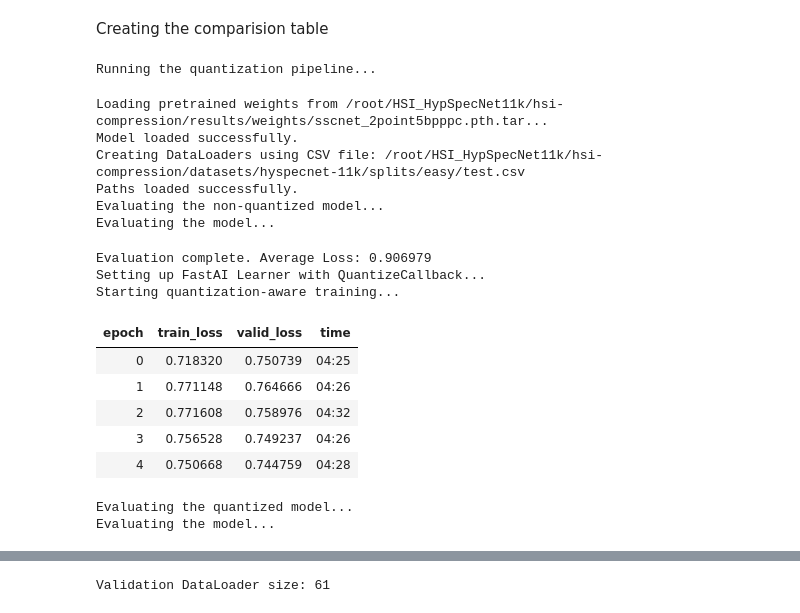
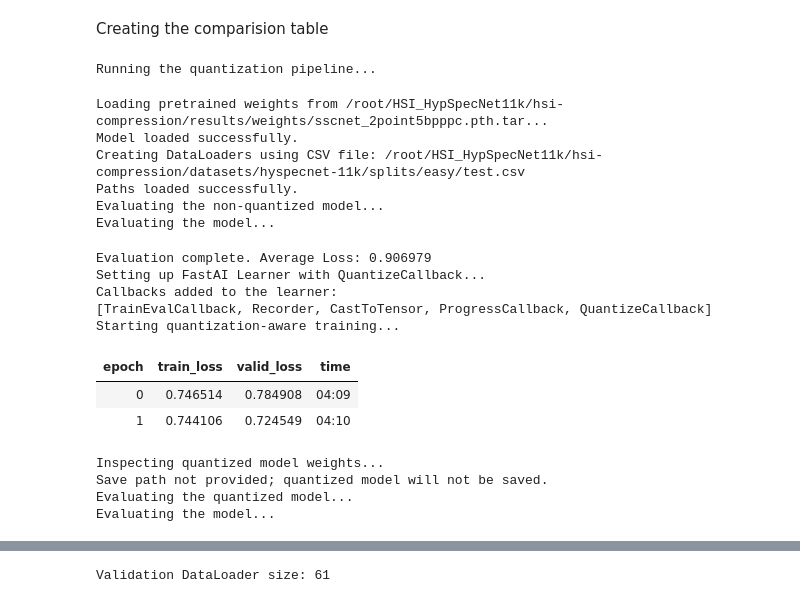
Before and after one commit to ninjalabo/hsicomp, a Jupyter notebook: nbs/HySpecNet11k_SSCNet_Compression.ipynb, the cells around one changed output, grey strips where cells are left out. Saved outputs shown, nothing was run; the diff lists cells and outputs as text; code cells hidden in the pictures.

```diff
--- a/nbs/HySpecNet11k_SSCNet_Compression.ipynb
+++ b/nbs/HySpecNet11k_SSCNet_Compression.ipynb
@@ -277,7 +289,7 @@ quantized_weights_path = "/root/HSI_HypSpecNet11k/hsi-compression/compressed_mod
 # Initialize the model
 model = SpectralSignalsCompressorNetwork()
 # %%
-#|eval:false
+#| eval: false
 # Step 1: Initialize and start the quantization pipeline
 print("Running the quantization pipeline...")
 
@@ -291,43 +303,49 @@ with tqdm(total=100, desc="Quantization Pipeline Progress", leave=True) as pbar:
             csv_file_path=csv_file_path,
             backend="x86",
             batch_size=4,
-            epochs=5,
+            epochs=2,
             lr=1e-3,
         )
 
         # Update progress bar to reflect pipeline progress (e.g., 70% complete after pipeline)
         pbar.update(70)
 
         # Step 2: Print the metrics
         # Clear GPU memory to prevent memory leaks
         torch.cuda.empty_cache()
         print("\nPipeline completed. Metrics:")
         print(f"Non-Quantized Model Metrics: Loss = {non_quantized_metrics['loss']:.6f}")
         print(f"Quantized Model Metrics: Loss = {quantized_metrics['loss']:.6f}")
 
+        # Inspect quantized model weights
+        print("\nInspecting quantized model weights...")
+        for name, param in quantized_model.named_parameters():
+            print(f"Layer: {name}, Data Type: {param.dtype}")
+
         # Update progress bar to completion
         pbar.update(30)
 
     except Exception as e:
         print(f"Error during quantization pipeline: {e}")
         # Close progress bar to avoid hanging display
         pbar.close()
 # %% [output]
 Running the quantization pipeline...
 Loading pretrained weights from /root/HSI_HypSpecNet11k/hsi-compression/results/weights/sscnet_2point5bpppc.pth.tar...
 Model loaded successfully.
 Creating DataLoaders using CSV file: /root/HSI_HypSpecNet11k/hsi-compression/datasets/hyspecnet-11k/splits/easy/test.csv
 Paths loaded successfully.
 Evaluating the non-quantized model...
 Evaluating the model...
 Evaluation complete. Average Loss: 0.906979
 Setting up FastAI Learner with QuantizeCallback...
+Callbacks added to the learner:
+[TrainEvalCallback, Recorder, CastToTensor, ProgressCallback, QuantizeCallback]
 Starting quantization-aware training...
 | epoch | train_loss | valid_loss | time |
-| 0 | 0.718320 | 0.750739 | 04:25 |
-| 1 | 0.771148 | 0.764666 | 04:26 |
-| 2 | 0.771608 | 0.758976 | 04:32 |
-| 3 | 0.756528 | 0.749237 | 04:26 |
-| 4 | 0.750668 | 0.744759 | 04:28 |
+| 0 | 0.746514 | 0.784908 | 04:09 |
+| 1 | 0.744106 | 0.724549 | 04:10 |
+Inspecting quantized model weights...
+Save path not provided; quantized model will not be saved.
 Evaluating the quantized model...
 Evaluating the model...
```
Also changed, not shown: parts of 26 cells of this notebook, 9 other files.
